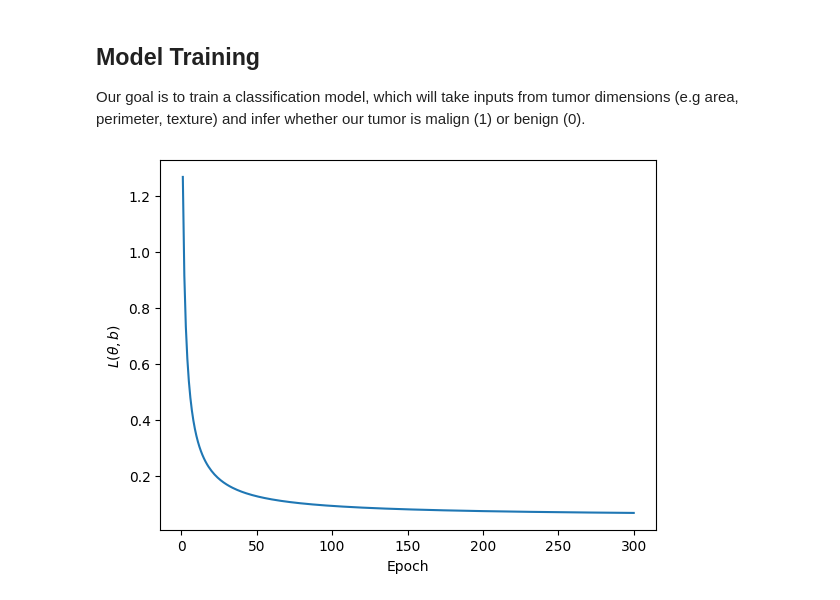
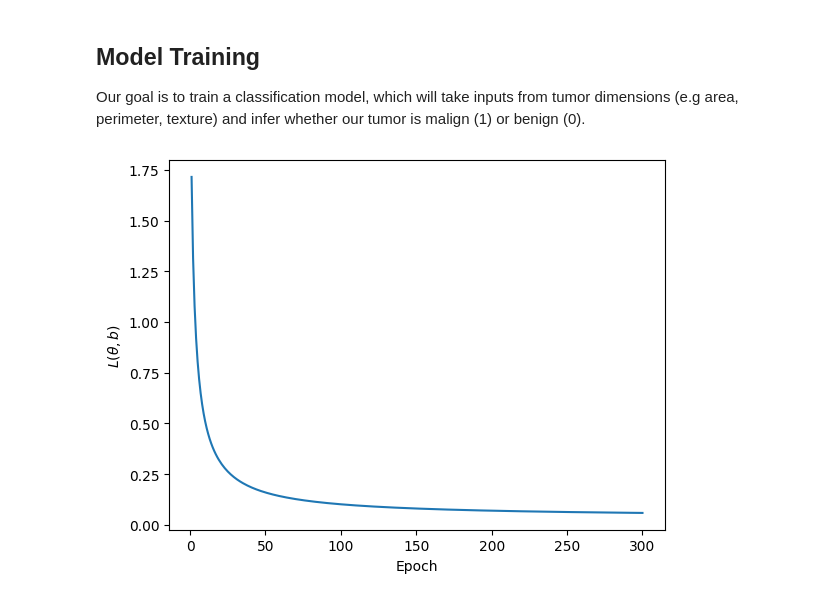
Before and after one commit to arnonhbcs/ML-algorithms-from-scratch, a Jupyter notebook: logistic_regression/examples/breast_cancer.ipynb, the cells around one changed output. Cells and saved outputs as stored; diff of their text form; code cells hidden in the pictures.

```diff
--- a/logistic_regression/examples/breast_cancer.ipynb
+++ b/logistic_regression/examples/breast_cancer.ipynb
@@ -52,26 +52,22 @@ Our goal is to train a classification model, which will take inputs from tumor d
 # %%
 
 from math import floor
 X = np.array([df['mean area'],
               df['mean perimeter'],
               df['mean texture']])
 
 y = np.array(df['target'])
 y = y.reshape((y.shape[0], 1))
 
-from sklearn.preprocessing import StandardScaler
-
-scaler = StandardScaler()
-
-test_size = floor(X.shape[0] / 3)
+test_size = floor(X.shape[0] / 2)
 
 X_train = X[test_size:]
 X_test = X[:test_size]
 
 y_train = y[test_size:]
 y_test = y[:test_size]
 
 model = LogisticRegressor(regularization='l1')
 model.fit(X_train, y_train, verbose=True)
 # %% [output]
-[figure, old version]
+[figure, new version]
```
